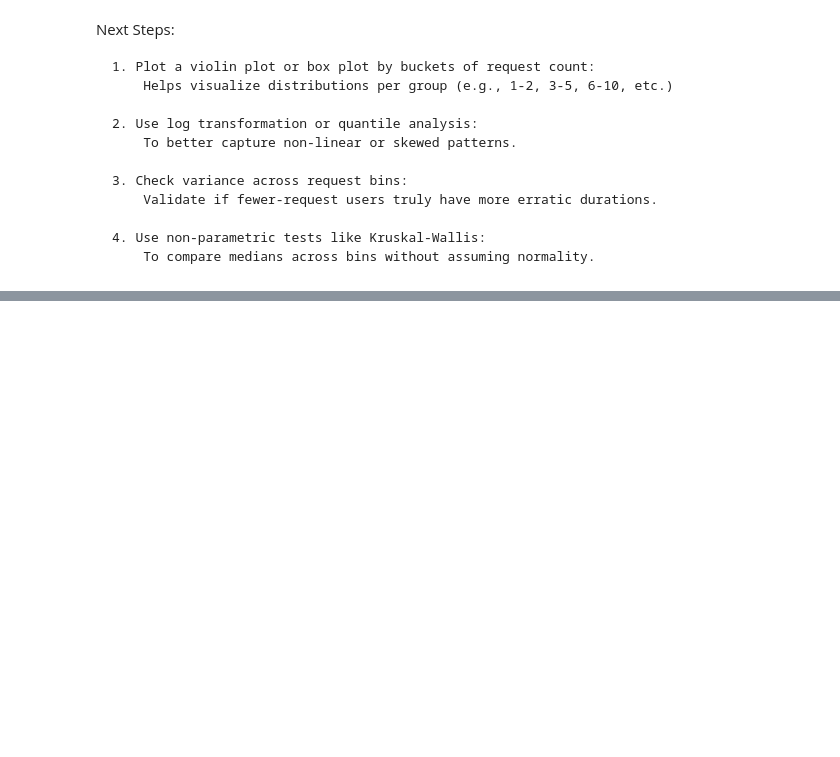
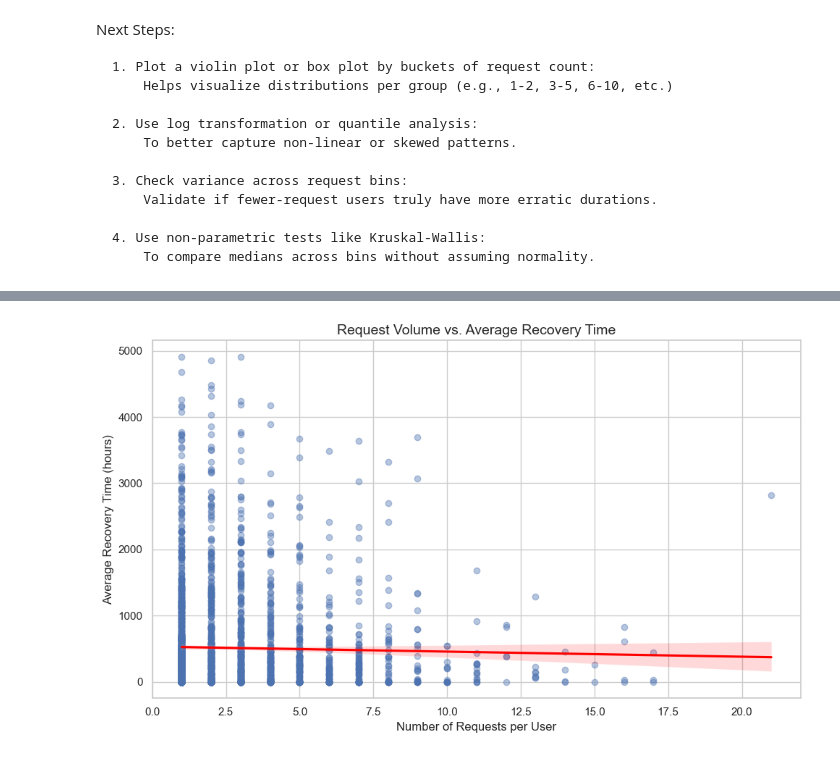
Before and after one commit to jorgeberrizbeitia/project-ironhack-payments-en, a Jupyter notebook: 9.metric-7-recovery-time-per-user-and-cash-request.ipynb, the cells around one changed output, grey strips where cells are left out. Saved outputs shown, nothing was run; the diff lists cells and outputs as text; code cells hidden in the pictures; blank space fills up the shorter version.

```diff
--- a/9.metric-7-recovery-time-per-user-and-cash-request.ipynb
+++ b/9.metric-7-recovery-time-per-user-and-cash-request.ipynb
@@ -150,0 +210,25 @@ Next Steps:
+# %%
+import matplotlib.pyplot as plt
+import seaborn as sns
+
+# Set theme for better aesthetics
+sns.set(style="whitegrid")
+
+# Create scatterplot with regression line
+plt.figure(figsize=(10, 6))
+sns.regplot(
+    data=user_metrics,
+    x="request_count",
+    y="avg_recovery_hours",
+    scatter_kws={"alpha": 0.4},
+    line_kws={"color": "red"}
+)
+
+# Titles and labels
+plt.title("Request Volume vs. Average Recovery Time", fontsize=14)
+plt.xlabel("Number of Requests per User")
+plt.ylabel("Average Recovery Time (hours)")
+plt.tight_layout()
+plt.show()
+# %% [output]
+[figure, added]
```
Also changed, not shown: parts of 13 cells of this notebook.
